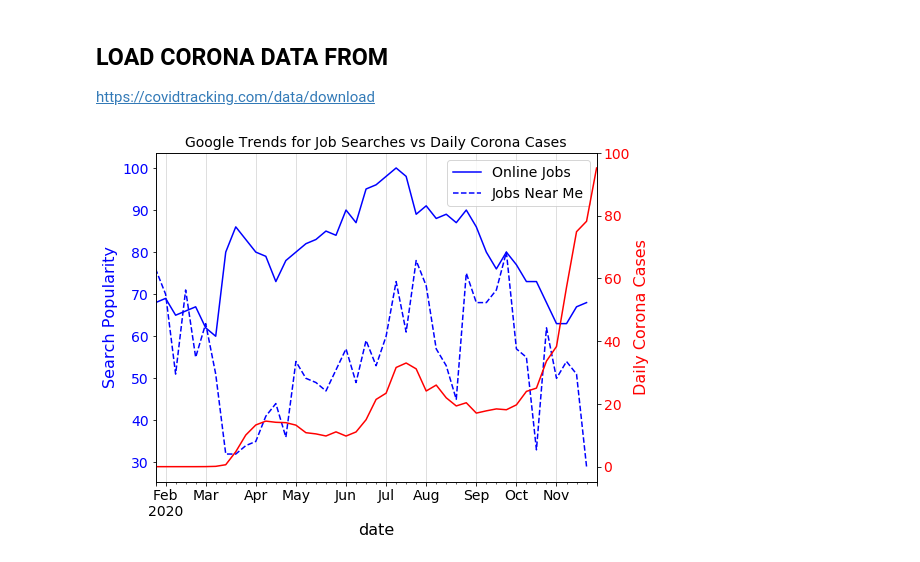
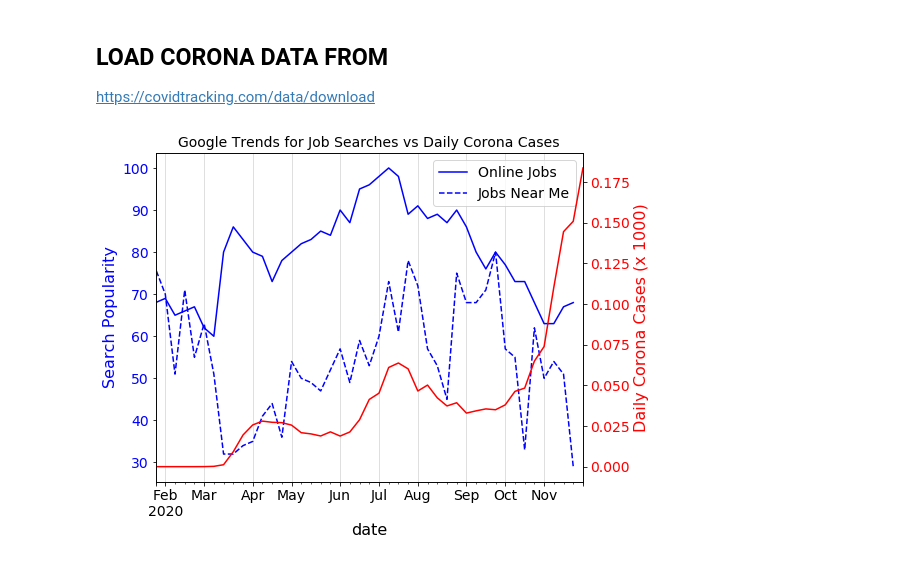
Before and after one commit to s1nancan/Job-Searches-vs-Covid-Cases-Analysis, a Jupyter notebook: Google Trends Analysis.ipynb, the cells around one changed output. Drawn from its saved outputs; the diff is of its cells as text; code cells hidden in the pictures.

```diff
--- a/Google Trends Analysis.ipynb
+++ b/Google Trends Analysis.ipynb
@@ -124,30 +124,30 @@ corona_count['date']= pd.to_datetime(corona_count.date)
 # %%
 fig, ax = plt.subplots(figsize=(8,6))
 color = 'blue'
 
 ax.set_ylabel('Search Popularity', color=color)
 time_df.plot(ax=ax, x='date',y='online jobs',color=color)
 ax.set_xlabel('Date')
 ax.tick_params(axis='y', labelcolor=color)
 
 test_df.reset_index().plot(ax=ax, x='date',y='find jobs near me',color=color, linestyle='--')
 
 plt.legend(['Online Jobs','Jobs Near Me'])
 
 color='red'
 ax2 = ax.twinx()
-ax2.set_ylabel('Daily Corona Cases', color=color)  # we already handled the x-label with ax1
-corona_count.positiveIncrease = 100*corona_count.positiveIncrease/corona_count.positiveIncrease.max()
+ax2.set_ylabel('Daily Corona Cases (x 1000)', color=color)  # we already handled the x-label with ax1
+corona_count.positiveIncrease = corona_count.positiveIncrease/1e3
 corona_count.sort_values(by='date').plot(ax=ax2, x='date',y='positiveIncrease',color=color,legend=False)
 ax2.tick_params(axis='y', labelcolor=color)
 
 ax.grid(which='major',axis='x',alpha=0.5)
 #ax.grid(which='major',axis='x',alpha=0.5)
 
 
 plt.title('Google Trends for Job Searches vs Daily Corona Cases')
 plt.xlabel('Date')
 fig.tight_layout()  # otherwise the right y-label is slightly clipped
 plt.show()
 # %% [output]
-[figure, old version]
+[figure, new version]
```
